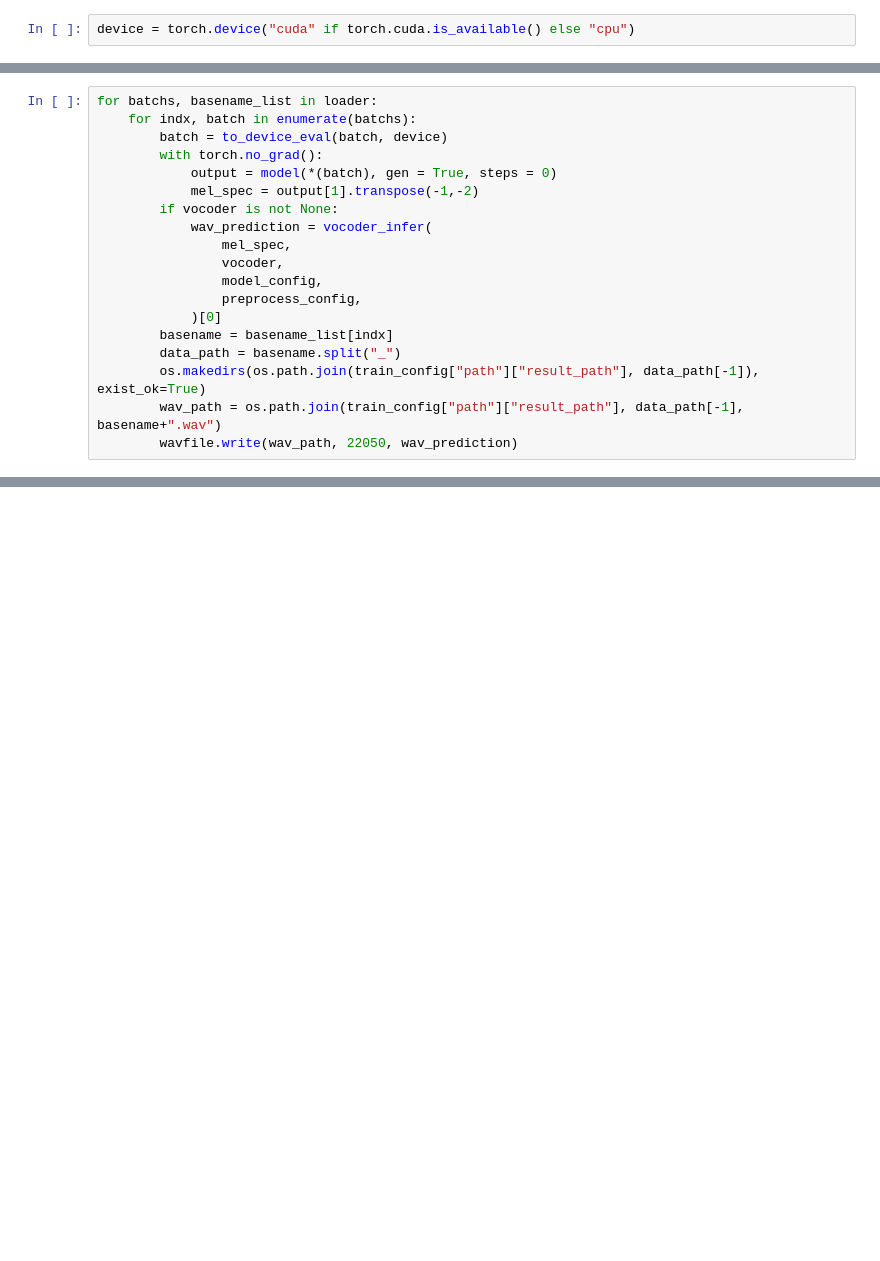
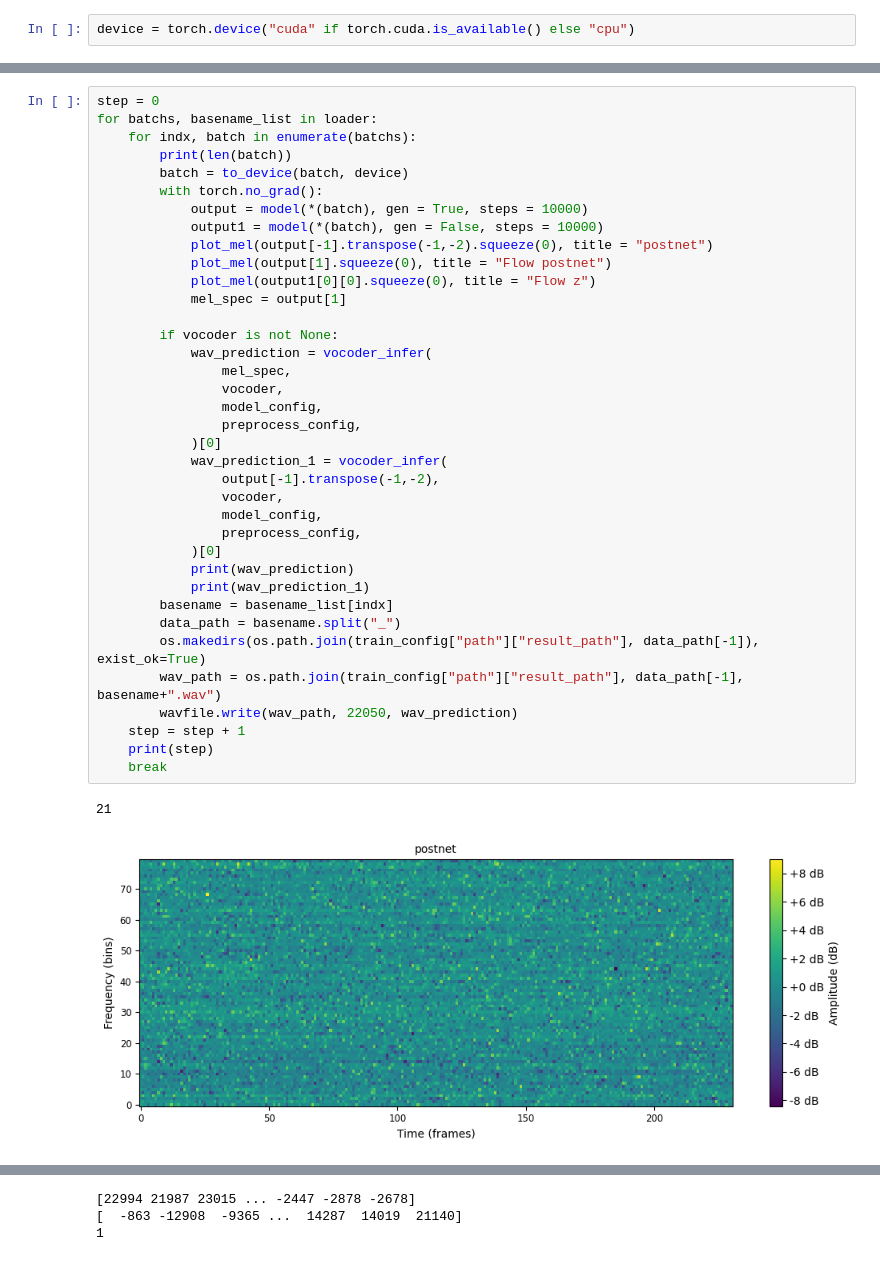
Before and after one commit to johnny9696/TOC_TTS, a Jupyter notebook: synthesize all.ipynb, the cells around one changed output, grey strips where cells are left out. Cells and saved outputs as stored; diff of their text form; blank space fills up the shorter version.

```diff
--- a/synthesize all.ipynb
+++ b/synthesize all.ipynb
@@ -103,22 +85,43 @@ loader = DataLoader(
         shuffle=False,
         collate_fn=dataset.collate_fn,
     )
-# %%
-for batchs, basename_list in loader:
-    for indx, batch in enumerate(batchs):
-        batch = to_device_eval(batch, device)
-        with torch.no_grad():
-            output = model(*(batch), gen = True, steps = 0)
-            mel_spec = output[1].transpose(-1,-2)
-        if vocoder is not None:
-            wav_prediction = vocoder_infer(
-                mel_spec,
-                vocoder,
-                model_config,
-                preprocess_config,
-            )[0]
-        basename = basename_list[indx]
-        data_path = basename.split("_")
-        os.makedirs(os.path.join(train_config["path"]["result_path"], data_path[-1]), exist_ok=True)
-        wav_path = os.path.join(train_config["path"]["result_path"], data_path[-1], basename+".wav")
-        wavfile.write(wav_path, 22050, wav_prediction)
+# %%
+step = 0
+for batchs, basename_list in loader:
+    for indx, batch in enumerate(batchs):
+        print(len(batch))
+        batch = to_device(batch, device)
+        with torch.no_grad():
+            output = model(*(batch), gen = True, steps = 10000)
+            output1 = model(*(batch), gen = False, steps = 10000)
+            plot_mel(output[-1].transpose(-1,-2).squeeze(0), title = "postnet")
+            plot_mel(output[1].squeeze(0), title = "Flow postnet")
+            plot_mel(output1[0][0].squeeze(0), title = "Flow z")
+            mel_spec = output[1]
+
+        if vocoder is not None:
+            wav_prediction = vocoder_infer(
+                mel_spec,
+                vocoder,
+                model_config,
+                preprocess_config,
+            )[0]
+            wav_prediction_1 = vocoder_infer(
+                output[-1].transpose(-1,-2),
+                vocoder,
+                model_config,
+                preprocess_config,
+            )[0]
+            print(wav_prediction)
+            print(wav_prediction_1)
+        basename = basename_list[indx]
+        data_path = basename.split("_")
+        os.makedirs(os.path.join(train_config["path"]["result_path"], data_path[-1]), exist_ok=True)
+        wav_path = os.path.join(train_config["path"]["result_path"], data_path[-1], basename+".wav")
+        wavfile.write(wav_path, 22050, wav_prediction)
+    step = step + 1
+    print(step)
+    break
+# %% [output]
+21
+[figure, added]
@@ -124,0 +133,3 @@ for batchs, basename_list in loader:
+[22994 21987 23015 ... -2447 -2878 -2678]
+[  -863 -12908  -9365 ...  14287  14019  21140]
+1
```
Also changed, not shown: parts of 12 cells of this notebook, 4 other files.
